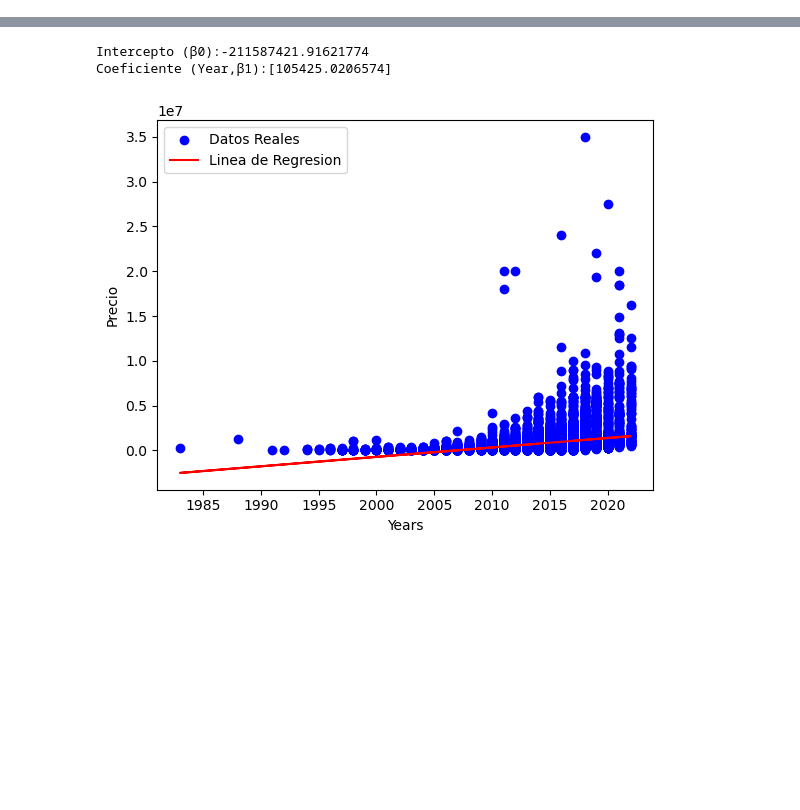
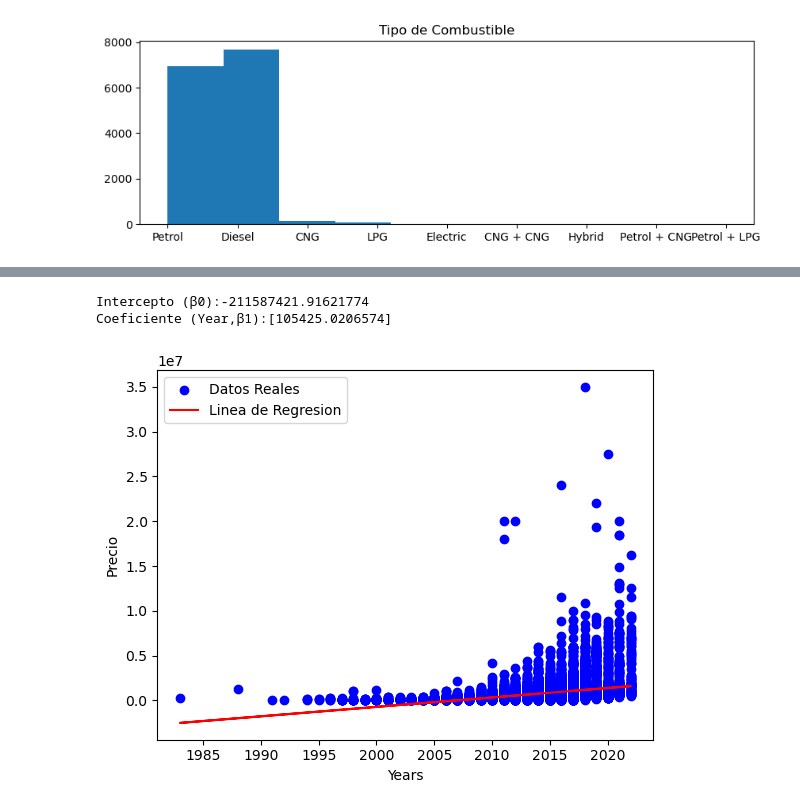
Before and after one commit to lfruizgac/RegresionLineal, a Jupyter notebook: RegresionLineal.ipynb, the cells around one changed output, grey strips where cells are left out. Cells and saved outputs as stored; diff of their text form; code cells hidden in the pictures; blank space fills up the shorter version.

```diff
--- a/RegresionLineal.ipynb
+++ b/RegresionLineal.ipynb
@@ -32,0 +79,9 @@ data = pd.read_excel('Documents/vehiculo.xlsx')
+# %%
+# Grafico histograma Tipo de Combustible
+
+plt.figure(figsize=(10,3))
+plt.hist(data['Fuel_Type'])
+plt.title('Tipo de Combustible')
+plt.show()
+# %% [output]
+[figure, added]
```
Also changed, not shown: parts of 27 cells of this notebook.
